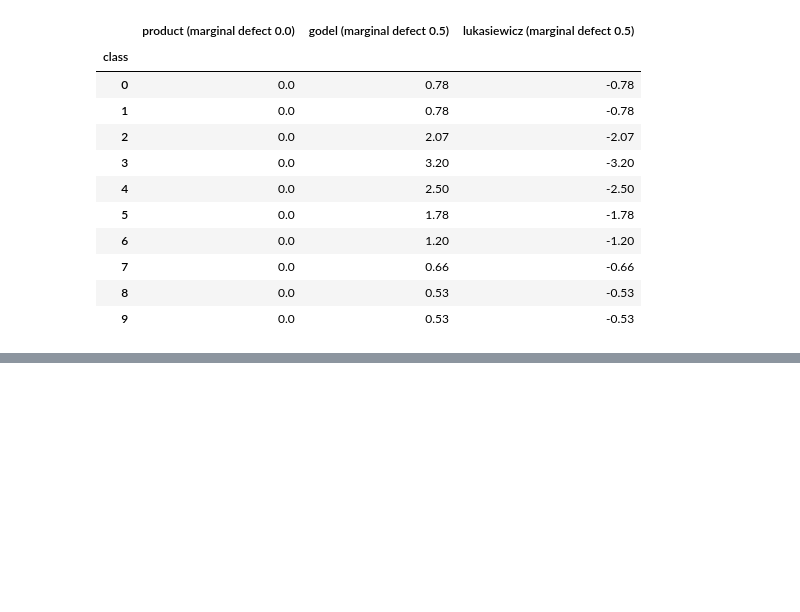
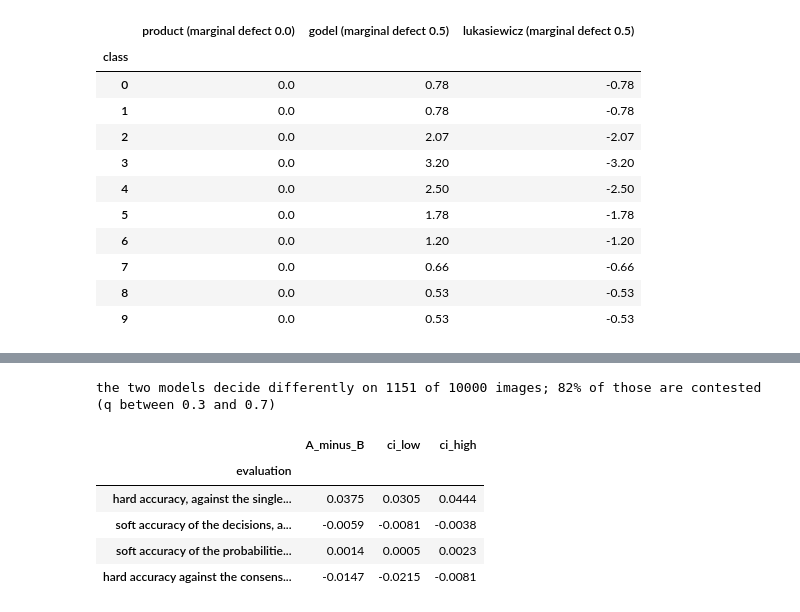
Before and after one commit to rcprati/aggmetrics, a Jupyter notebook: examples/notebooks/08_soft_labels.ipynb, the cells around one changed output, grey strips where cells are left out. Cells and saved outputs as stored; diff of their text form; code cells hidden in the pictures; blank space fills up the shorter version.

```diff
--- a/examples/notebooks/08_soft_labels.ipynb
+++ b/examples/notebooks/08_soft_labels.ipynb
@@ -251,0 +278,66 @@ positives implied by the cells (true positives + false negatives) against the an
+# %%
+def sigmoid(x):
+    return 1 / (1 + np.exp(-x))
+
+def logit(p):
+    p = np.clip(p, 1e-4, 1 - 1e-4)
+    return np.log(p / (1 - p))
+
+def simulate(n=10000, ambiguous_share=0.4, bias=0.2, noise=1.0, annotators=50, seed=0):
+    rng = np.random.default_rng(seed)
+    ambiguous = rng.random(n) < ambiguous_share
+    q = np.where(ambiguous, rng.beta(5, 5, n),                          # near 0.5: humans split
+                 np.where(rng.random(n) < 0.5, rng.beta(0.3, 6, n), rng.beta(6, 0.3, n)))   # near 0 or 1
+    p_annotator = np.clip(q + bias * 4 * q * (1 - q), 0, 1)             # the biased annotator
+    hard = (rng.random(n) < p_annotator).astype(int)                    # the hard label: one annotator
+    q_hat = rng.binomial(annotators, q) / annotators                    # the soft label: 50 annotators
+    eps = rng.normal(0, noise, n)                                       # the same error for both models
+    return dict(q=q, hard=hard, q_hat=q_hat,
+                p_A=sigmoid(logit(p_annotator) + eps), p_B=sigmoid(logit(q) + eps))
+
+def bootstrap_ci(d, B=1000, seed=1):
+    rng = np.random.default_rng(seed)
+    return np.percentile(d[rng.integers(0, len(d), (B, len(d)))].mean(axis=1), [2.5, 97.5])
+
+def compare(sim):
+    hard, q_hat = sim["hard"], sim["q_hat"]
+    dec = {m: (sim["p_" + m] > 0.5).astype(int) for m in "AB"}
+    onehot = {m: np.column_stack([1 - dec[m], dec[m]]).astype(float) for m in "AB"}
+    truth = np.column_stack([1 - q_hat, q_hat])
+    # the library: hard accuracy against the single annotator, and soft accuracy of the decisions
+    # against the 50-annotator distribution, with the product t-norm
+    hard_acc = {m: IndicatorMatrix(hard, dec[m], task="multiclass", n_classes=2).accuracy() for m in "AB"}
+    soft_acc = {m: IndicatorMatrix(truth, onehot[m], task="multilabel", tnorm="product").compute("recall", "micro")
+                for m in "AB"}
+    d_hard = (dec["A"] == hard).astype(float) - (dec["B"] == hard).astype(float)
+    d_soft = np.where(dec["A"] == 1, q_hat, 1 - q_hat) - np.where(dec["B"] == 1, q_hat, 1 - q_hat)
+    assert np.isclose(d_hard.mean(), hard_acc["A"] - hard_acc["B"])
+    assert np.isclose(d_soft.mean(), soft_acc["A"] - soft_acc["B"])
+    return d_hard, d_soft, dec
+
+sim = simulate()
+d_hard, d_soft, dec = compare(sim)
+consensus = (sim["q"] > 0.5).astype(int)
+d_cons = (dec["A"] == consensus).astype(float) - (dec["B"] == consensus).astype(float)
+d_prob = (sim["q_hat"] * sim["p_A"] + (1 - sim["q_hat"]) * (1 - sim["p_A"])
+          - sim["q_hat"] * sim["p_B"] - (1 - sim["q_hat"]) * (1 - sim["p_B"]))
+
+rows = []
+for name, d in (("hard accuracy, against the single annotator", d_hard),
+                ("soft accuracy of the decisions, against the 50 annotators", d_soft),
+                ("soft accuracy of the probabilities, against the 50 annotators", d_prob),
+                ("hard accuracy against the consensus (unknowable in practice)", d_cons)):
+    lo, hi = bootstrap_ci(d)
+    rows.append(dict(evaluation=name, A_minus_B=d.mean(), ci_low=lo, ci_high=hi))
+differ = dec["A"] != dec["B"]
+print(f"the two models decide differently on {int(differ.sum())} of {len(differ)} images; "
+      f"{((sim['q'][differ] > 0.3) & (sim['q'][differ] < 0.7)).mean():.0%} of those are contested (q between 0.3 and 0.7)")
+pd.DataFrame(rows).set_index("evaluation").round(4)
+# %% [output]
+the two models decide differently on 1151 of 10000 images; 82% of those are contested (q between 0.3 and 0.7)
+|  | A_minus_B | ci_low | ci_high |
+| evaluation |  |  |  |
+| hard accuracy, against the single... | 0.0375 | 0.0305 | 0.0444 |
+| soft accuracy of the decisions, a... | -0.0059 | -0.0081 | -0.0038 |
+| soft accuracy of the probabilitie... | 0.0014 | 0.0005 | 0.0023 |
+| hard accuracy against the consens... | -0.0147 | -0.0215 | -0.0081 |
```
Also changed, not shown: parts of 8 cells of this notebook, 2 other files.
